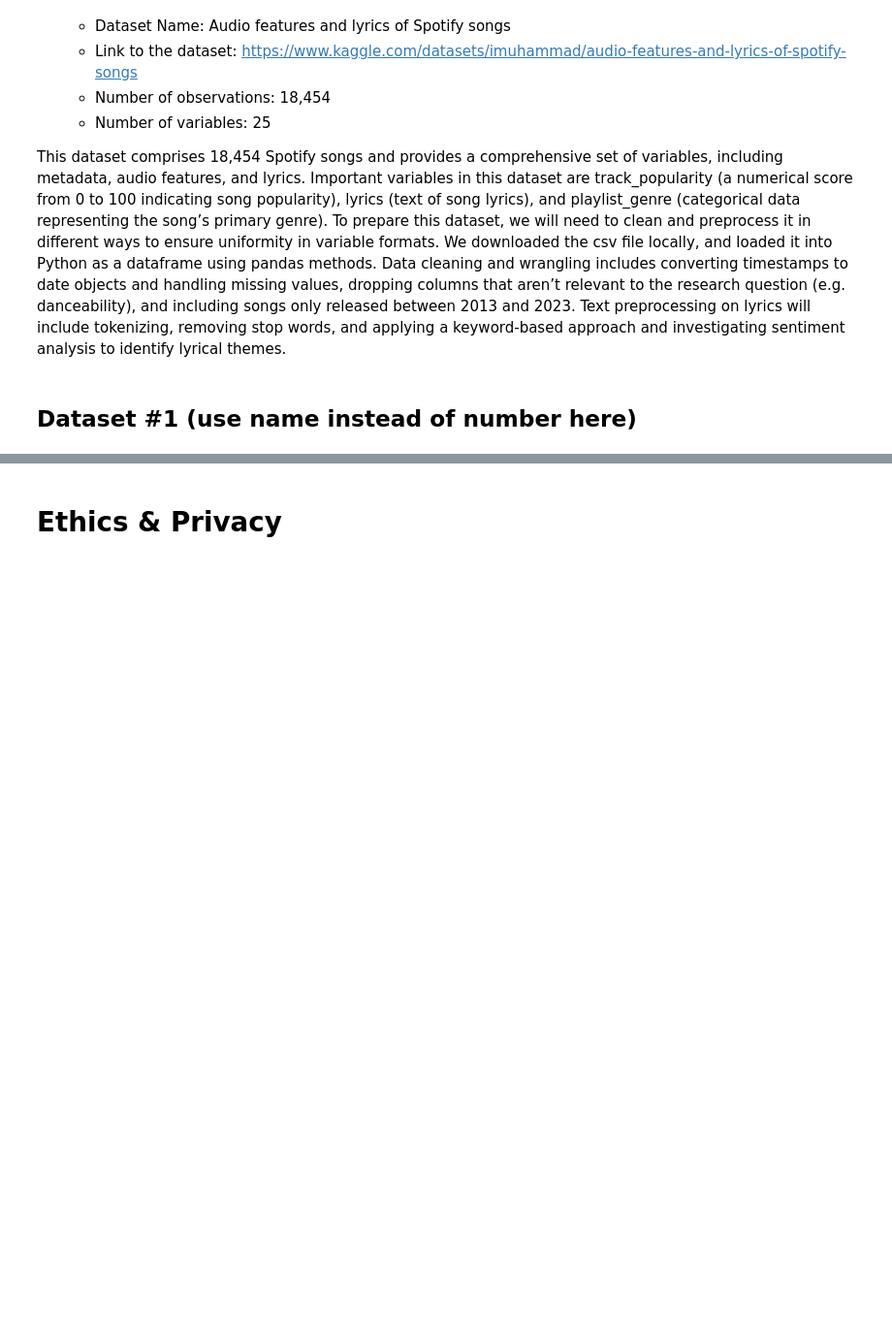
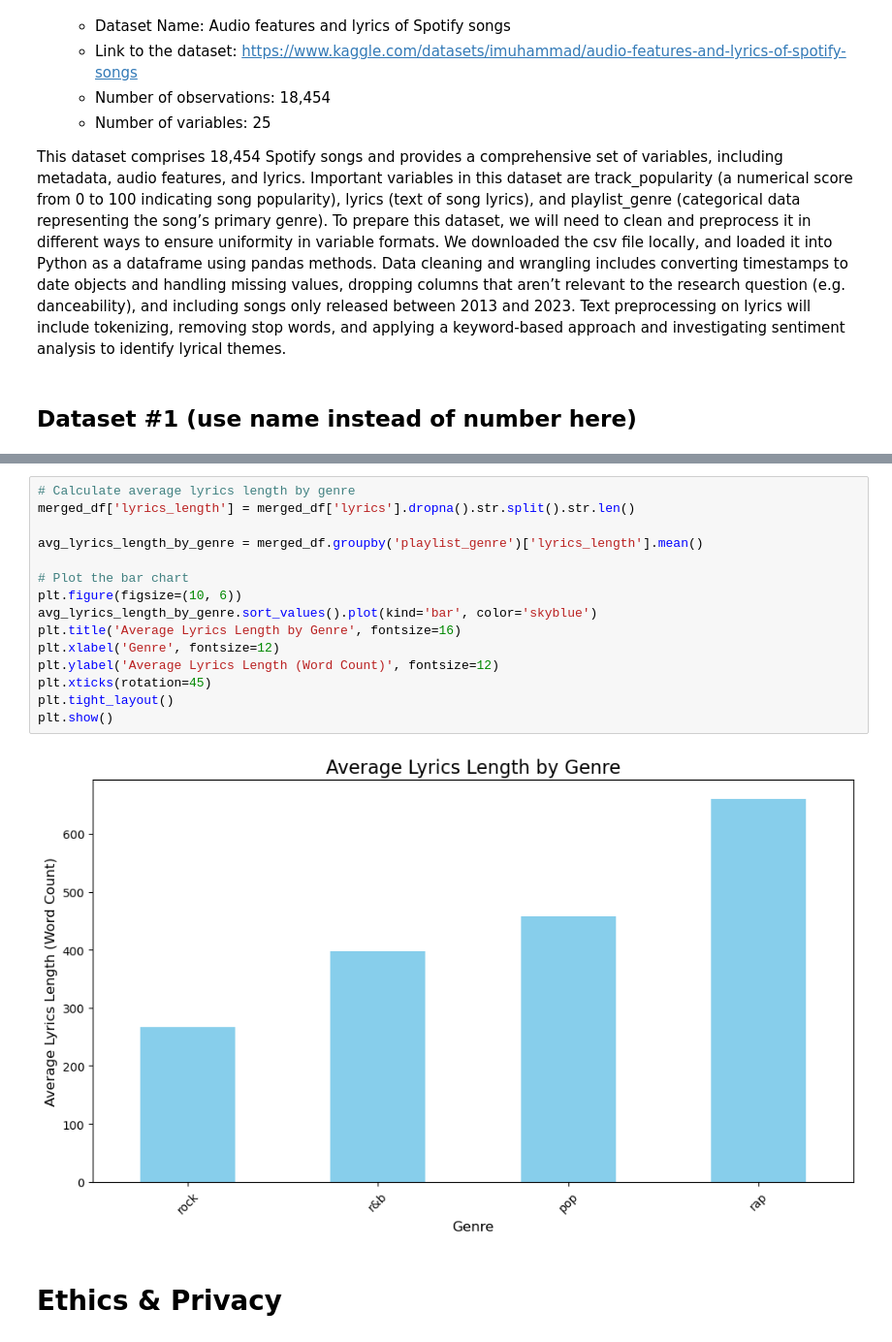
Before and after one commit to arushimunjal/Spotify-NLP, a Jupyter notebook: DataCheckpoint_Group145-FA24.ipynb, the cells around one changed output, grey strips where cells are left out. Shown at 97% size. Cells and saved outputs as stored; diff of their text form; blank space fills up the shorter version.

```diff
--- a/DataCheckpoint_Group145-FA24.ipynb
+++ b/DataCheckpoint_Group145-FA24.ipynb
@@ -81,3 +182,20 @@ spotify_songs.head()
+# %%
+# Calculate average lyrics length by genre
+merged_df['lyrics_length'] = merged_df['lyrics'].dropna().str.split().str.len()
+
+avg_lyrics_length_by_genre = merged_df.groupby('playlist_genre')['lyrics_length'].mean()
+
+# Plot the bar chart
+plt.figure(figsize=(10, 6))
+avg_lyrics_length_by_genre.sort_values().plot(kind='bar', color='skyblue')
+plt.title('Average Lyrics Length by Genre', fontsize=16)
+plt.xlabel('Genre', fontsize=12)
+plt.ylabel('Average Lyrics Length (Word Count)', fontsize=12)
+plt.xticks(rotation=45)
+plt.tight_layout()
+plt.show()
+# %% [output]
+[figure, added]
 # %% [markdown]
 # Ethics & Privacy
 # %% [markdown]
```
Also changed, not shown: parts of 7 cells of this notebook.
